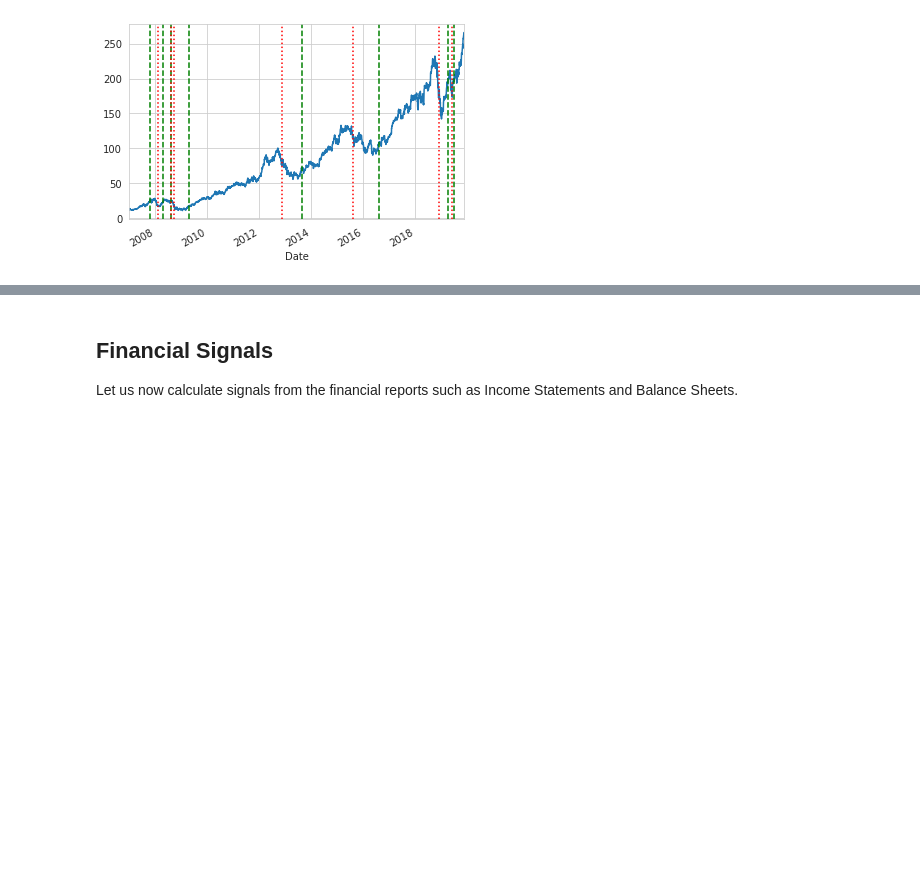
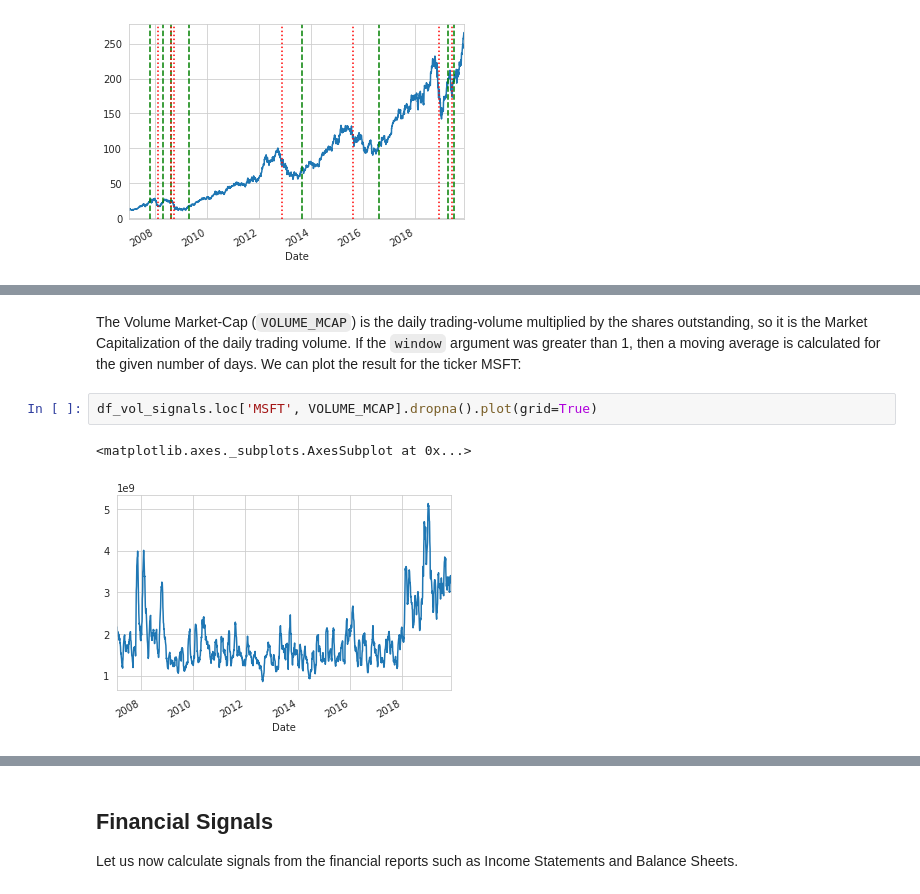
Before and after one commit to SimFin/simfin-tutorials, a Jupyter notebook: 04_Signals.ipynb, the cells around one changed output, grey strips where cells are left out. Drawn from its saved outputs; the diff is of its cells as text; blank space fills up the shorter version.

```diff
--- a/04_Signals.ipynb
+++ b/04_Signals.ipynb
@@ -334,0 +365,7 @@ plot_triggers(df_prices=df_prices.loc[ticker],
+# %% [markdown]
+The Volume Market-Cap (`VOLUME_MCAP`) is the daily trading-volume multiplied by the shares outstanding, so it is the Market Capitalization of the daily trading volume. If the `window` argument was greater than 1, then a moving average is calculated for the given number of days. We can plot the result for the ticker MSFT:
+# %%
+df_vol_signals.loc['MSFT', VOLUME_MCAP].dropna().plot(grid=True)
+# %% [output]
+<matplotlib.axes._subplots.AxesSubplot at 0x...>
+[figure, added]
```
Also changed, not shown: parts of 13 cells of this notebook.
